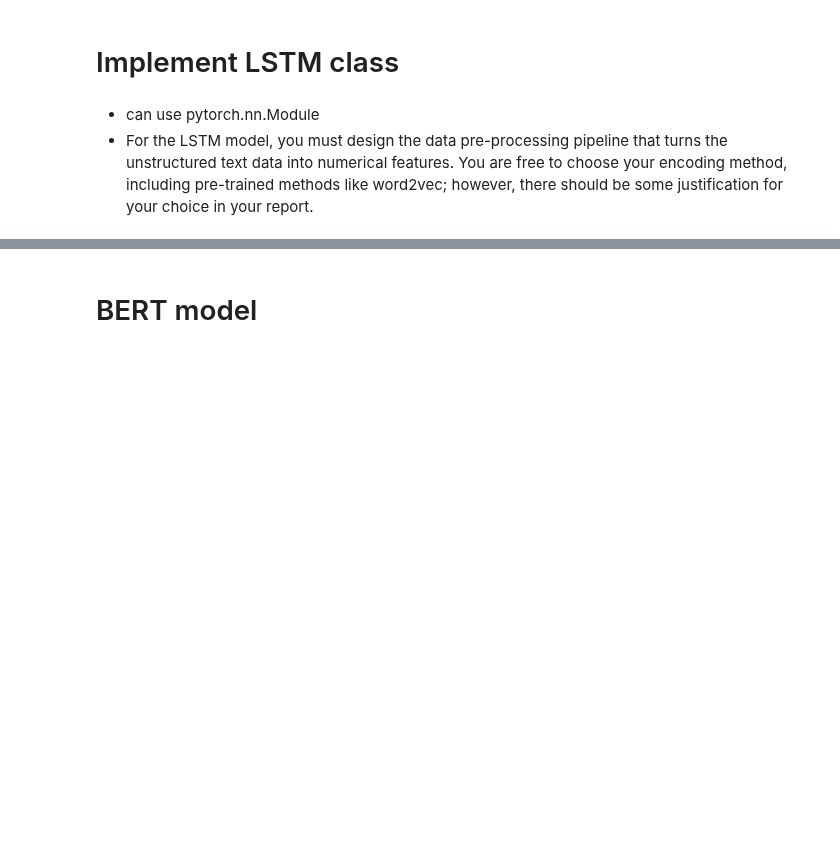
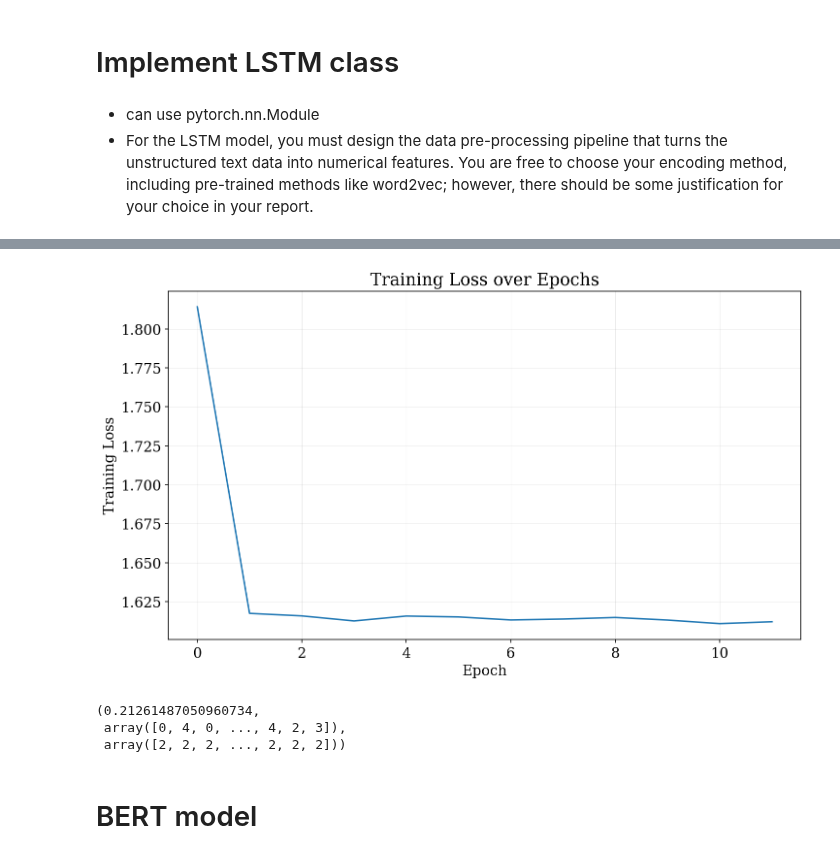
Before and after one commit to audrey352/COMP551, a Jupyter notebook: Assignment4/A4_notebook.ipynb, the cells around one changed output, grey strips where cells are left out. Cells and saved outputs as stored; diff of their text form; code cells hidden in the pictures; blank space fills up the shorter version.

```diff
--- a/Assignment4/A4_notebook.ipynb
+++ b/Assignment4/A4_notebook.ipynb
@@ -505,0 +643,19 @@ class LSTM(nn.Module):
+# %%
+lstm = LSTM(
+    input_size=100,  # embedding size
+    hidden_size=256,
+    output_size=7,  # number of classes
+    device='cpu',
+    nprocess=4
+    )
+
+# run on WOS11967 dataset
+lstm.fit(
+    train_dataset, # subset of WOS11967_dataset
+    epochs=15,
+    lr=0.01,
+    batch_size=64,
+    shuffle=True,
+    optimizer='Adam',
+    store_records=True
+)
@@ -506,3 +670,13 @@ class LSTM(nn.Module):
+# %%
+lstm.plot_training_loss()
+# %% [output]
+[figure, added]
+# %%
+lstm.evaluate_test_set(test_dataset)
+# %% [output]
+(0.21261487050960734,
+ array([0, 4, 0, ..., 4, 2, 3]),
+ array([2, 2, 2, ..., 2, 2, 2]))
 # %% [markdown]
 # BERT model
 # %%
```
Also changed, not shown: parts of 16 cells of this notebook, 1 other file.
